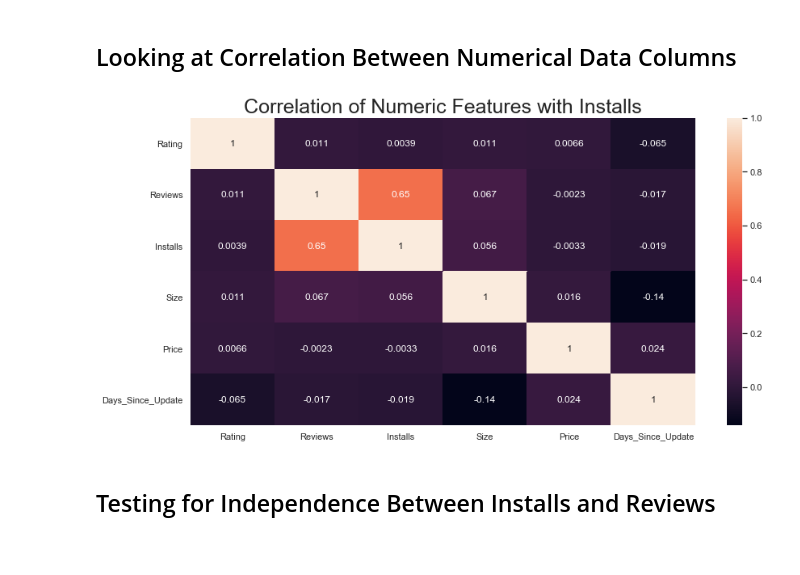
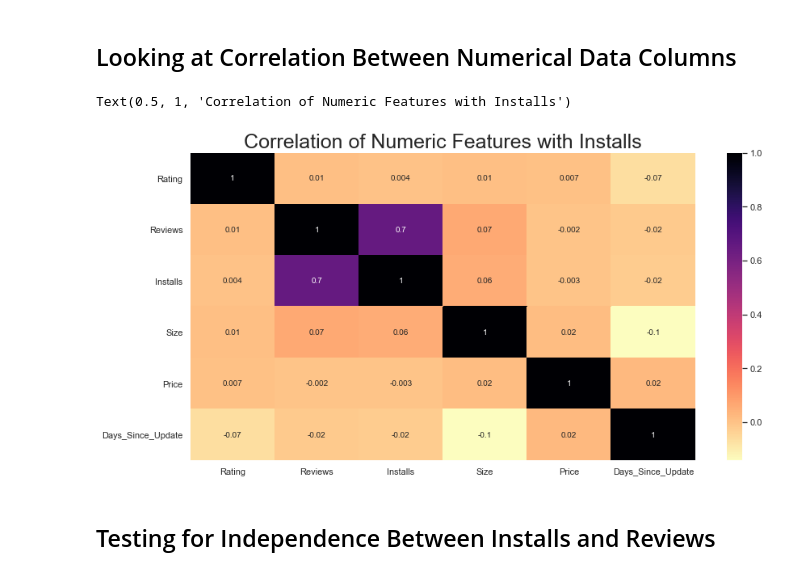
Before and after one commit to ZacharyVillarreal/Google-Play-Store-Download-Analysis, a Jupyter notebook: src/Google_Play_Store_EDA.ipynb, the cells around one changed output. Cells and saved outputs as stored; diff of their text form; code cells hidden in the pictures.

```diff
--- a/src/Google_Play_Store_EDA.ipynb
+++ b/src/Google_Play_Store_EDA.ipynb
@@ -98,7 +95,7 @@ plt.title('Number of Installs per Content Rating', fontsize = 25);
 #### Looking further into Correlation Between Installs and Reviews
 # %%
 # # Initializing correlation Data Frame from the Play_Store_Data imported
-corr = play_store_data_game.corr()
+corr = play_store_data.corr()
 
 # # Plot the Correlational KDE Plot
 # g = sns.jointplot(corr.Installs, corr.Reviews, kind='kde')
@@ -108,18 +105,19 @@ corr = play_store_data_game.corr()
 # %%
 # Plot a Heat Map of the Correlational Data Frame
 fig, ax = plt.subplots(figsize = (14,7))
-g = sns.heatmap(corr, annot = True)
+g = sns.heatmap(corr, annot = True, cbar = True, cmap ='magma_r' , fmt = '.1g')
 g = g.set_yticklabels(g.get_yticklabels(),rotation=360)
 
 #Fix Plot Cutoff
 b, t = plt.ylim()
 b += 0.5
 t -= 0.5
 plt.ylim(b, t);
 plt.title("Correlation of Numeric Features with Installs", fontsize = 25)
 # plt.savefig('../graphs/Correlation_Matrix.png', dpi = 700, bbox_inches = 'tight');
 # %% [output]
+Text(0.5, 1, 'Correlation of Numeric Features with Installs')
-[figure, old version]
+[figure, new version]
 # %% [markdown]
 ## Testing for Independence Between Installs and Reviews
 # %% [markdown]
```
Also changed, not shown: parts of 6 cells of this notebook, 12 other files.
